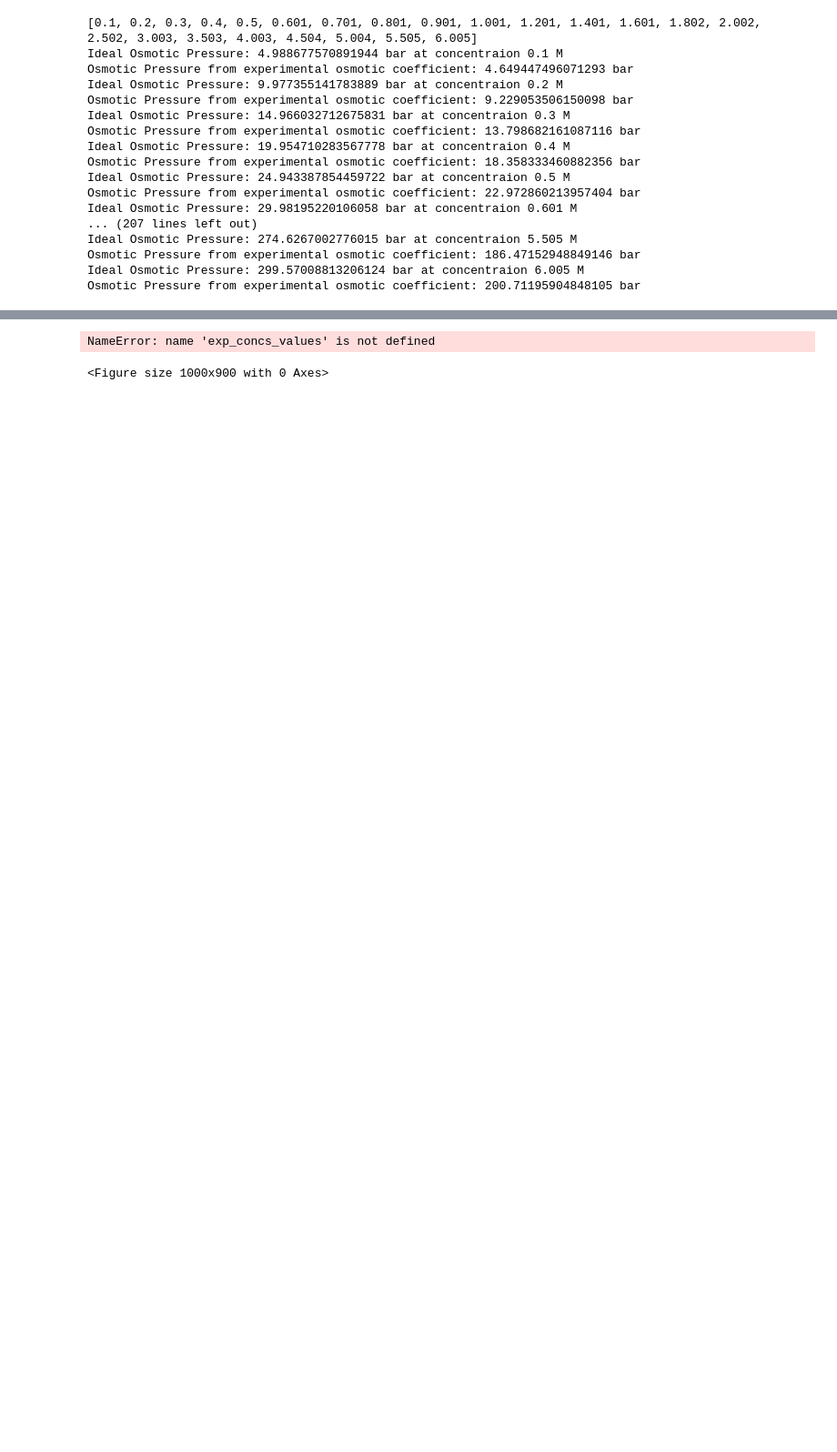
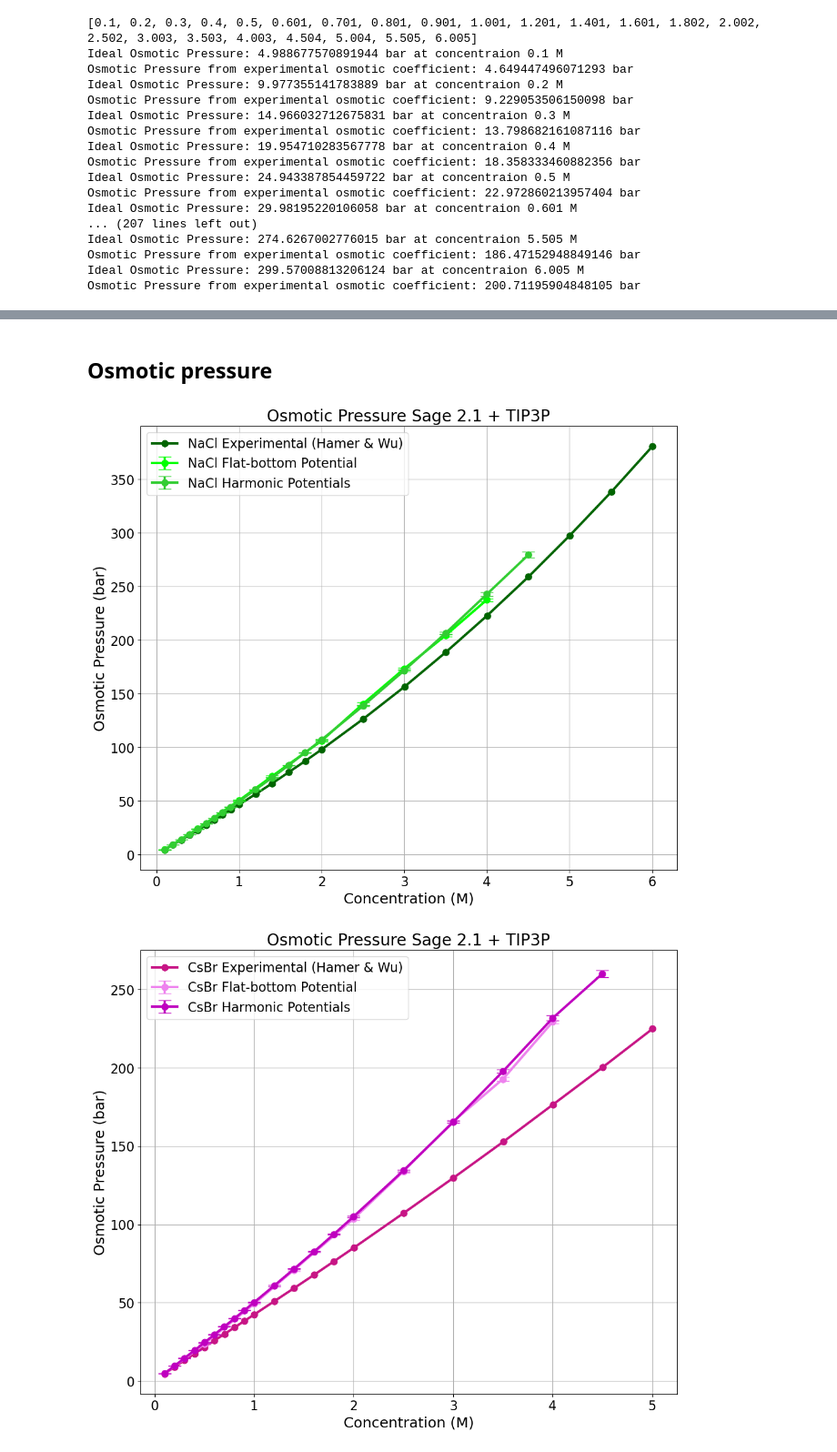
Before and after one commit to barmoral/openff-dev, a Jupyter notebook: results_FBP_vs_HP.ipynb, the cells around one changed output, grey strips where cells are left out. Shown at 91% size. Drawn from its saved outputs; the diff is of its cells as text; code cells hidden in the pictures; blank space fills up the shorter version.

```diff
--- a/results_FBP_vs_HP.ipynb
+++ b/results_FBP_vs_HP.ipynb
@@ -486,43 +414,42 @@ NameError: name 'nacl_exp_concs' is not defined
+# %% [markdown]
+## Osmotic pressure
 # %%
-## Osmotic pressure plot
-plt.rcParams.update({'font.size': 16})
-plt.figure(figsize=(10,9))
+def plot_results_OP(salt_name,salt_info_dict,salt_experimental_dict, salt_results_FBP, salt_results_HP, color_list):
+     # Osmotic coefficient plot
+    plt.rcParams.update({'font.size': 16})
+    plt.figure(figsize=(12.0,10.0))
 
-# Experimental data
-plt.plot(exp_concs_values, yexpOP, marker='o', linestyle='-', color='black',
-         label='Experimental (Hamer & Wu)', linewidth=3, markersize=8)
+    # Experimental data
+    plt.plot(salt_experimental_dict['concs'], salt_experimental_dict['OP'], marker='o', linestyle='-', color=f'{color_list[0]}',
+            label=f'{salt_name} Experimental (Hamer & Wu)', linewidth=3, markersize=8)
+    # Flat-bottom Potentials data with error bars
+    plt.errorbar(salt_results_FBP['Concentrations'], salt_results_FBP['OP_Values'], yerr=salt_results_FBP['OP_Errors'],
+                fmt='o', linestyle='-', color=f'{color_list[1]}', capsize=8,
+                label=f'{salt_name} Flat-bottom Potential', linewidth=3, markersize=8)
+    # Harmonic Potentials data with error bars
+    plt.errorbar(salt_results_HP['Concentrations'], salt_results_HP['OP_Values'], yerr=salt_results_HP['OP_Errors'],
+                fmt='o', linestyle='-', color=f'{color_list[2]}', capsize=8,
+                label=f'{salt_name} Harmonic Potentials', linewidth=3, markersize=8)
 
-# Flat-bottom Potentials data with error bars
-plt.errorbar(concs_values, fbp_results['OP_Values'], yerr=fbp_results['OP_Errors'],
-             fmt='o', linestyle='-', color='magenta', capsize=8,
-             label='Flat-bottom Potentials - OpenFF', linewidth=3, markersize=8)
+    plt.xlabel("Concentration (M)",fontsize=MEDIUM_SIZE)
+    plt.ylabel("Osmotic Pressure (bar)",fontsize=MEDIUM_SIZE)
+        # plt.xlim(0.5,3.5)
+        # plt.ylim(0.75,1.10)
+    plt.title(f'Osmotic Pressure Sage 2.1 + TIP3P', fontsize=BIGGER_SIZE)
+    plt.legend(prop={'size': 16}, loc='upper left')
+    plt.grid()
+    store_results_dir='FBP_vs_HP_figures'
+    os.makedirs(store_results_dir, exist_ok=True)
+    plt.savefig(f'{store_results_dir}/fbp_vs_hp_OPs_{salt_name}.png')
 
-# Flat-bottom Potentials data with error bars
-plt.errorbar(concs_values, nacl_hp_results['OP_Values'], yerr=nacl_hp_results['OP_Errors'],
-             fmt='o', linestyle='-', color='dodgerblue', capsize=8,
-             label='Harmonic Potentials - OpenFF', linewidth=3, markersize=8)
-
-# Add labels to the calculated points
-for i in range(len(concs_values)):
-    x_val = concs_values[i]  # Scalar value
-    y_val = fbp_results['OP_Values'][i]
-    plt.text(x_val, y_val, f"({molalities[i]})", fontsize=12, ha='right')
-
-# Add labels to the specific experimental points
-special_labels = {0.98: '1m', 1.92: '2m', 2.82: '3m'}
-for i in range(len(exp_concs_values)):
-    x_val = exp_concs_values[i]  # Scalar value
-    y_val = yexpOP[i]
-    if x_val in special_labels:  # Check if x_val is in the special_labels dictionary
-        plt.text(x_val, y_val, f"({special_labels[x_val]})", fontsize=12, ha='right')
-
-plt.xlabel("Concentration (M)", fontsize=MEDIUM_SIZE)
-plt.ylabel("Osmotic Pressure (bar)", fontsize=MEDIUM_SIZE)
-plt.title('Osmotic Pressure for Increasing NaCl Concentration', fontsize=BIGGER_SIZE)
-plt.legend()
-plt.grid()
-plt.savefig('fbps_vs_hp_OPs.png')
-plt.show()
+    plt.show()
-# %% [output]
-NameError: name 'exp_concs_values' is not defined
-<Figure size 1000x900 with 0 Axes>
+# %%
+for i in molal_infos:
+    salt_name = molal_infos[i].salt
+    if salt_name != 'MgCl':
+        plot_results_OP(f'{salt_name}',salt_info_dict[f'{salt_name}'],salt_experimental_dict[f'{salt_name}'], salt_results_dict[f'FBP-{salt_name}'], salt_results_dict[f'HP-{salt_name}'], molal_infos[i].colors)
+    else:
+        plot_results_OP(r'MgCl$_{2}$',salt_info_dict[f'{salt_name}'],salt_experimental_dict[f'{salt_name}'], salt_results_dict[f'FBP-{salt_name}'], salt_results_dict[f'HP-{salt_name}'], molal_infos[i].colors)
+# %% [output]
+[figure, added]
+[figure, added]
```
Also changed, not shown: parts of 18 cells of this notebook.
